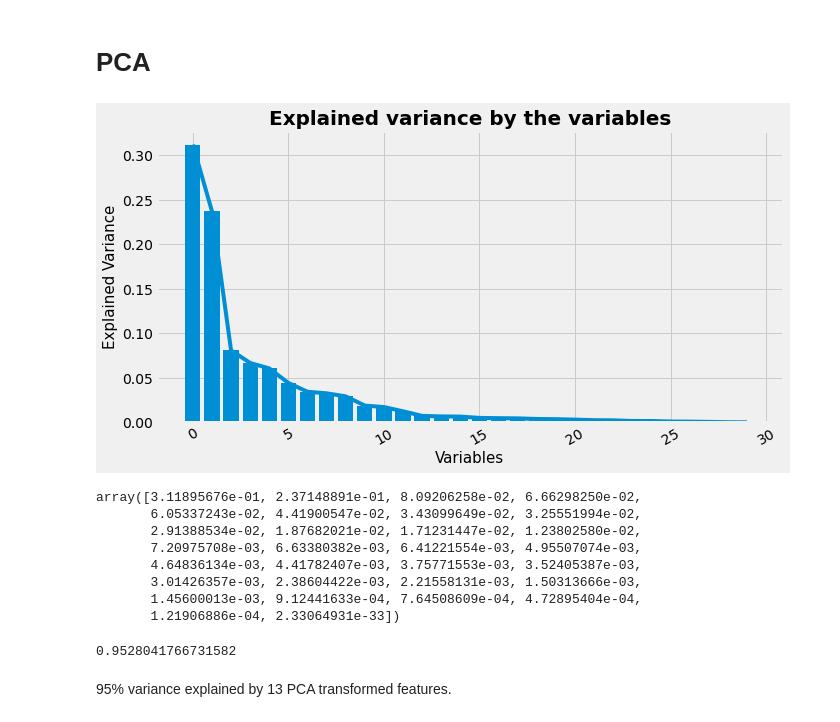
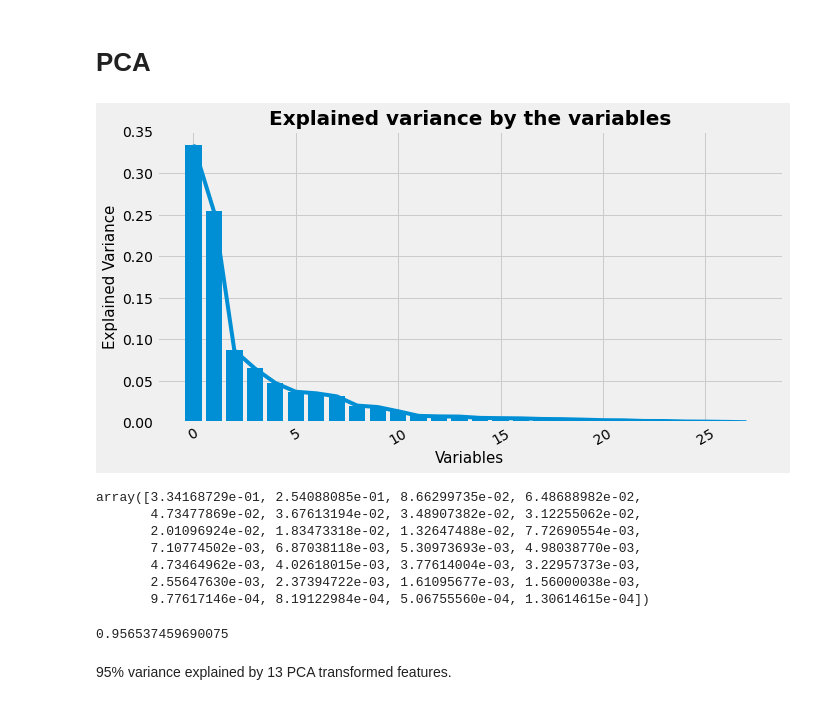
Before and after one commit to amrita-sarkar1/Appliance-Energy-Prediction, a Jupyter notebook: Appliance_Energy_Prediction_.ipynb, the cells around one changed output. Drawn from its saved outputs; the diff is of its cells as text; code cells hidden in the pictures.

```diff
--- a/Appliance_Energy_Prediction_.ipynb
+++ b/Appliance_Energy_Prediction_.ipynb
@@ -416,6 +416,9 @@ min          0.01
 90%         45.16
 max         50.00
 Name: rv1, dtype: float64
+# %%
+#Dropping rv1 from the given dataset
+df.drop(['rv1'], axis = 1, inplace = True)
 # %%
 round(df.rv2.describe([.90]),2)
 # %% [output]
@@ -464,29 +467,28 @@ eigen_vals_train, eigen_vecs_train = np.linalg.eig(train_cov_matrix)
 explained_variance_train = pca.explained_variance_ratio_
 # %%
 plt.figure(figsize = (10,5))
-plt.bar(range(30), explained_variance_train, label = 'Information gained by each PCA')
-plt.plot(range(30), explained_variance_train)
+plt.bar(range(28), explained_variance_train, label = 'Information gained by each PCA')
+plt.plot(range(28), explained_variance_train)
 plt.title('Explained variance by the variables', fontsize = 20, weight = 'bold')
 plt.xticks(rotation = '30')
 plt.xlabel('Variables', fontsize = 15)
 plt.ylabel('Explained Variance', fontsize = 15);
 # %% [output]
-[figure, old version]
+[figure, new version]
 # %%
 explained_variance_train
 # %% [output]
-array([3.11895676e-01, 2.37148891e-01, 8.09206258e-02, 6.66298250e-02,
-       6.05337243e-02, 4.41900547e-02, 3.43099649e-02, 3.25551994e-02,
-       2.91388534e-02, 1.87682021e-02, 1.71231447e-02, 1.23802580e-02,
-       7.20975708e-03, 6.63380382e-03, 6.41221554e-03, 4.95507074e-03,
-       4.64836134e-03, 4.41782407e-03, 3.75771553e-03, 3.52405387e-03,
-       3.01426357e-03, 2.38604422e-03, 2.21558131e-03, 1.50313666e-03,
-       1.45600013e-03, 9.12441633e-04, 7.64508609e-04, 4.72895404e-04,
-       1.21906886e-04, 2.33064931e-33])
+array([3.34168729e-01, 2.54088085e-01, 8.66299735e-02, 6.48688982e-02,
+       4.73477869e-02, 3.67613194e-02, 3.48907382e-02, 3.12255062e-02,
+       2.01096924e-02, 1.83473318e-02, 1.32647488e-02, 7.72690554e-03,
+       7.10774502e-03, 6.87038118e-03, 5.30973693e-03, 4.98038770e-03,
+       4.73464962e-03, 4.02618015e-03, 3.77614004e-03, 3.22957373e-03,
+       2.55647630e-03, 2.37394722e-03, 1.61095677e-03, 1.56000038e-03,
+       9.77617146e-04, 8.19122984e-04, 5.06755560e-04, 1.30614615e-04])
 # %%
 sum(explained_variance_train[0:13])
 # %% [output]
-0.9528041766731582
+0.956537459690075
 # %% [markdown]
 95% variance explained by 13 PCA transformed features.
 # %%
```
Also changed, not shown: parts of 15 cells of this notebook.
